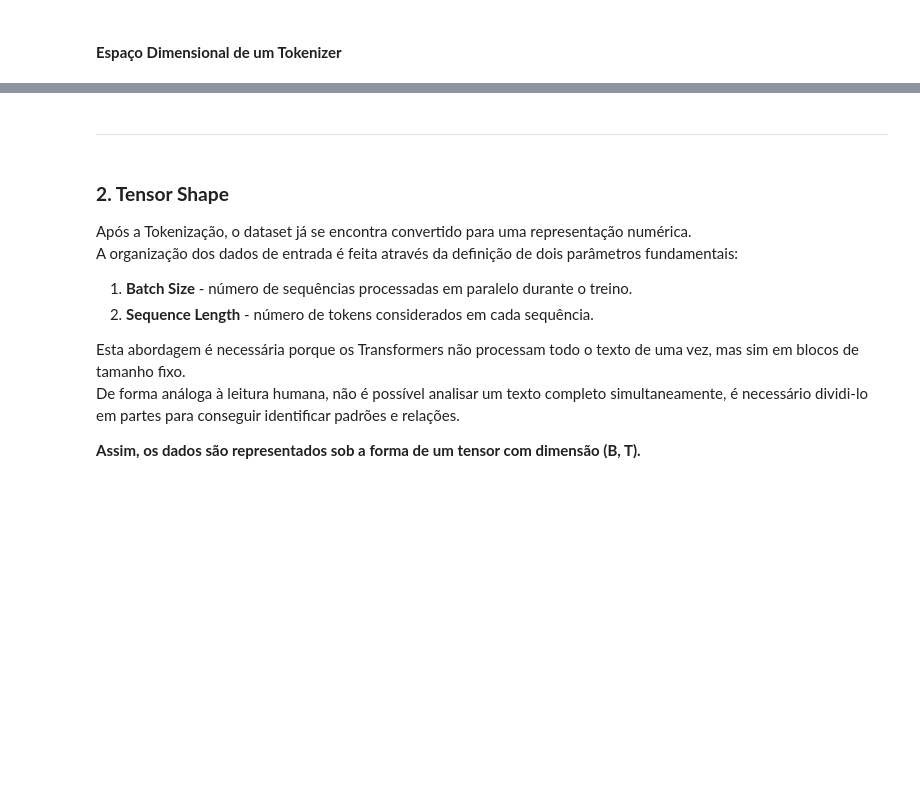
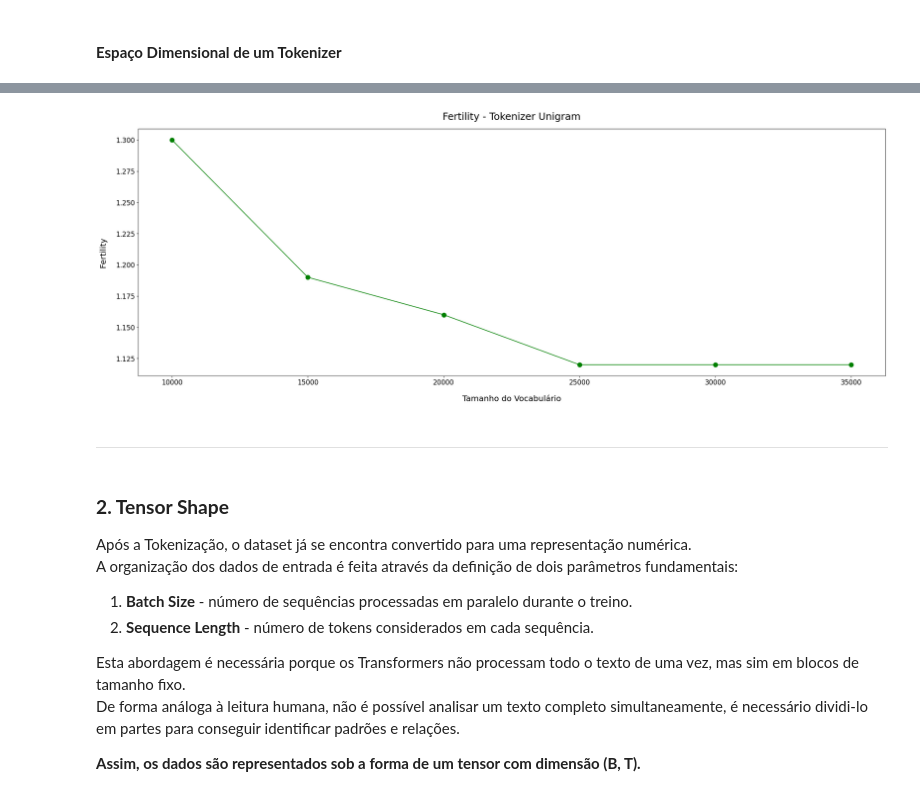
Before and after one commit to Eliezer-Carvalho/Tiny-GPT, a Jupyter notebook: Transformer - Attention Is All You Need.ipynb, the cells around one changed output, grey strips where cells are left out. Cells and saved outputs as stored; diff of their text form; code cells hidden in the pictures; blank space fills up the shorter version.

```diff
--- a/Transformer - Attention Is All You Need.ipynb
+++ b/Transformer - Attention Is All You Need.ipynb
@@ -185,3 +162,32 @@ plt.show()
+# %%
+tokenizer_fert = { #Dados obtidos calculando Fertility com vários tamanhos de vocabulário
+    10000: 1.30, #Vocab_Size: Fertility
+    15000: 1.19,
+    20000: 1.16,
+    25000: 1.12,
+    30000: 1.12,
+    35000: 1.12
+}
+
+plt.figure (figsize = (30, 10), dpi = 80)
+
+plt.plot (list(tokenizer_fert.keys()),
+          list(tokenizer_fert.values()),
+          marker = 'o',
+          markersize = 10,
+          color = 'green'
+          )
+
+plt.xticks (size = 15)
+plt.xlabel ("Tamanho do Vocabulário", size = 18, labelpad = 20)
+
+plt.yticks (size = 15)
+plt.ylabel ("Fertility", size = 18, labelpad = 20)
+
+plt.title ("Fertility - Tokenizer Unigram", size = 22, pad = 20)
+plt.show()
+# %% [output]
+[figure, added]
 # %% [markdown]
 
 
```
Also changed, not shown: parts of 19 cells of this notebook.
